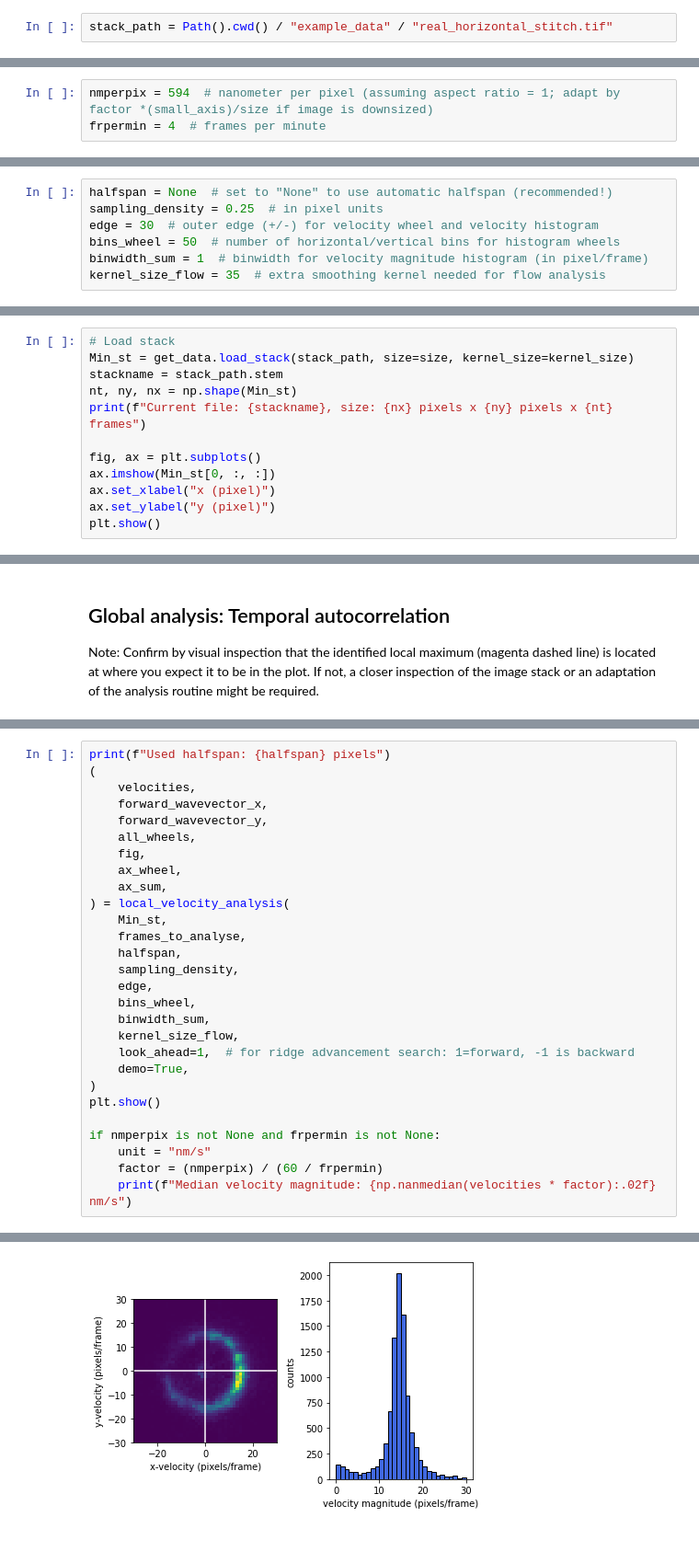
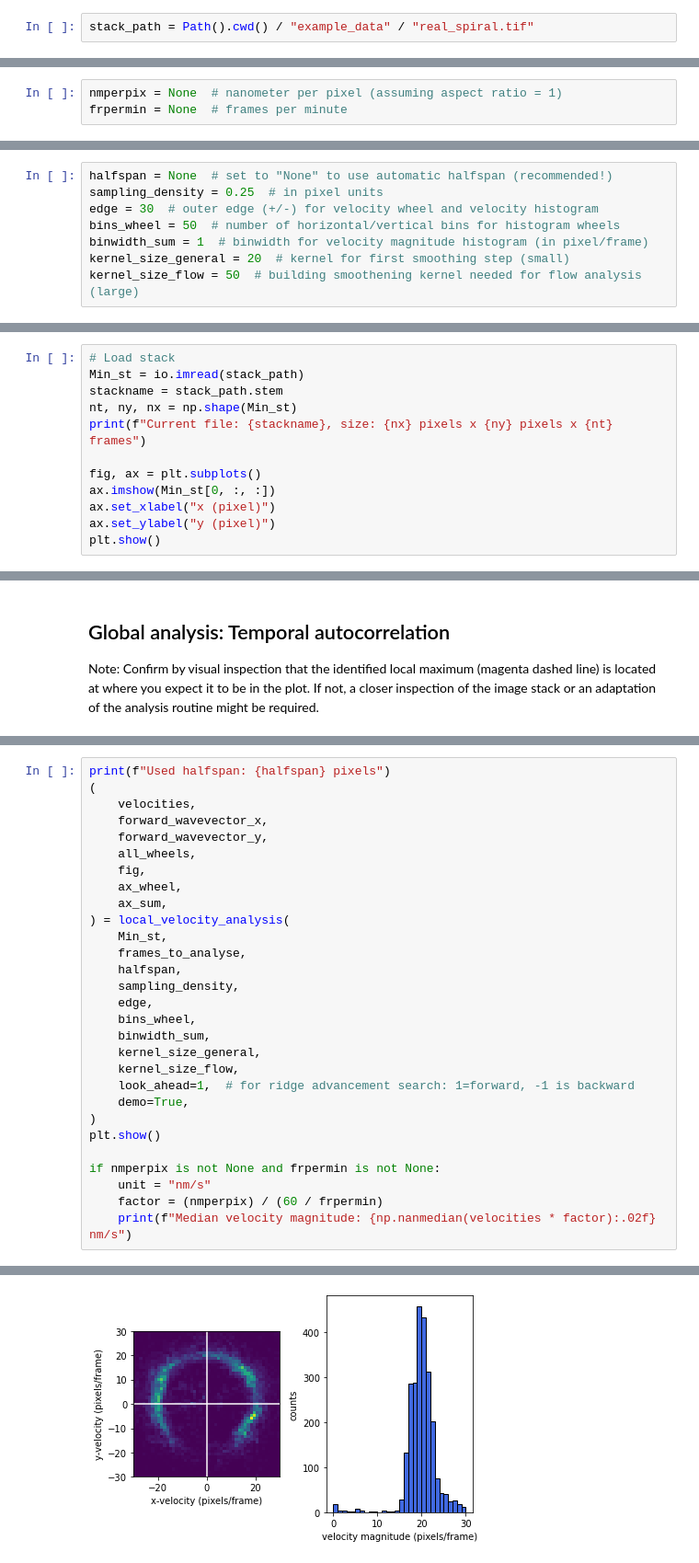
Before and after one commit to M-Sabrina/MinDE_analysis_2022, a Jupyter notebook: Quickstart_Min_analysis.ipynb, the cells around one changed output, grey strips where cells are left out. Shown at 92% size. Drawn from its saved outputs; the diff is of its cells as text.

Commit message:
changed smoothing options, updated notebooks

```diff
--- a/Quickstart_Min_analysis.ipynb
+++ b/Quickstart_Min_analysis.ipynb
@@ -33,7 +29,7 @@ Please select your file path and input parameters here.
 # %% [markdown]
 Input file path:
 # %%
-stack_path = Path().cwd() / "example_data" / "real_horizontal_stitch.tif"
+stack_path = Path().cwd() / "example_data" / "real_spiral.tif"
 # %% [markdown]
 General / display paramters:
 # %%
@@ -43,8 +37,8 @@ frames_to_analyse = 10  # analyse first .. frames (global/spatial and local anal
 # %% [markdown]
 Stack information (set both to "None" to work with pixels and frames only):
 # %%
-nmperpix = 594  # nanometer per pixel (assuming aspect ratio = 1; adapt by factor *(small_axis)/size if image is downsized)
-frpermin = 4  # frames per minute
+nmperpix = None  # nanometer per pixel (assuming aspect ratio = 1)
+frpermin = None  # frames per minute
 # %% [markdown]
 Temporal autocorrelation analysis parameters:
 # %%
@@ -58,12 +52,13 @@ sampling_density = 0.25  # in pixel units
 edge = 30  # outer edge (+/-) for velocity wheel and velocity histogram
 bins_wheel = 50  # number of horizontal/vertical bins for histogram wheels
 binwidth_sum = 1  # binwidth for velocity magnitude histogram (in pixel/frame)
-kernel_size_flow = 35  # extra smoothing kernel needed for flow analysis
+kernel_size_general = 20  # kernel for first smoothing step (small)
+kernel_size_flow = 50  # building smoothening kernel needed for flow analysis (large)
 # %% [markdown]
 ## Preparation
 # %%
 # Load stack
-Min_st = get_data.load_stack(stack_path, size=size, kernel_size=kernel_size)
+Min_st = io.imread(stack_path)
 stackname = stack_path.stem
 nt, ny, nx = np.shape(Min_st)
 print(f"Current file: {stackname}, size: {nx} pixels x {ny} pixels x {nt} frames")
@@ -244,6 +230,7 @@ print(f"Used halfspan: {halfspan} pixels")
     edge,
     bins_wheel,
     binwidth_sum,
+    kernel_size_general,
     kernel_size_flow,
     look_ahead=1,  # for ridge advancement search: 1=forward, -1 is backward
     demo=True,
@@ -270 +257 @@ Median velocity magnitude: 14.60 pixels/frame
-[figure, old version]
+[figure, new version]
```
Also changed, not shown: parts of 8 cells of this notebook, 15 other files.
